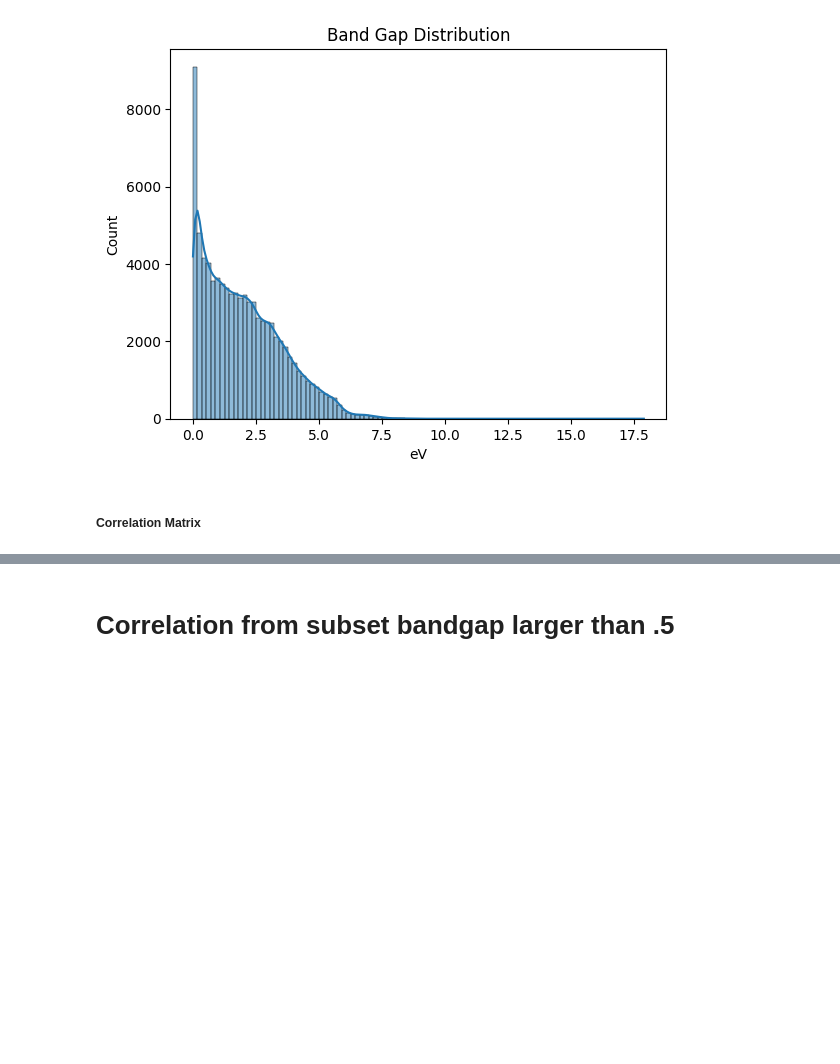
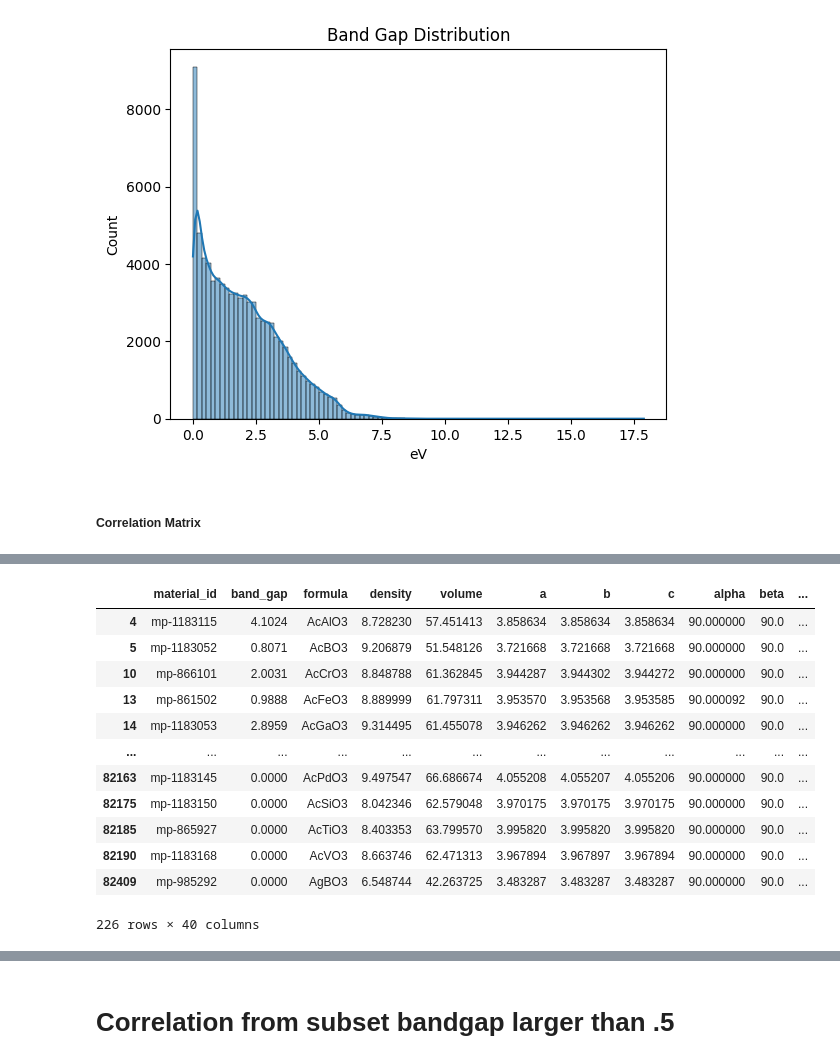
Before and after one commit to immischein/ML-bandgap, a Jupyter notebook: Bandgaps_ML_Model.ipynb, the cells around one changed output, grey strips where cells are left out. Saved outputs shown, nothing was run; the diff lists cells and outputs as text; code cells hidden in the pictures; blank space fills up the shorter version.

```diff
--- a/Bandgaps_ML_Model.ipynb
+++ b/Bandgaps_ML_Model.ipynb
@@ -395,0 +676,4 @@ len(df)
+# %%
+df_221 = df[df["spacegroup_number "] == 221]
+# %%
+df_221_5_atoms = df_221[df_221["n_atoms"] == 5]
@@ -395,0 +684,16 @@ len(df)
+# %%
+df_221_5_atoms
+# %% [output]
+|  | material_id | band_gap | formula | density | volume | a | b | c | alpha | beta | ... |
+| 4 | mp-1183115 | 4.1024 | AcAlO3 | 8.728230 | 57.451413 | 3.858634 | 3.858634 | 3.858634 | 90.000000 | 90.0 | ... |
+| 5 | mp-1183052 | 0.8071 | AcBO3 | 9.206879 | 51.548126 | 3.721668 | 3.721668 | 3.721668 | 90.000000 | 90.0 | ... |
+| 10 | mp-866101 | 2.0031 | AcCrO3 | 8.848788 | 61.362845 | 3.944287 | 3.944302 | 3.944272 | 90.000000 | 90.0 | ... |
+| 13 | mp-861502 | 0.9888 | AcFeO3 | 8.889999 | 61.797311 | 3.953570 | 3.953568 | 3.953585 | 90.000092 | 90.0 | ... |
+| 14 | mp-1183053 | 2.8959 | AcGaO3 | 9.314495 | 61.455078 | 3.946262 | 3.946262 | 3.946262 | 90.000000 | 90.0 | ... |
+| ... | ... | ... | ... | ... | ... | ... | ... | ... | ... | ... | ... |
+| 82163 | mp-1183145 | 0.0000 | AcPdO3 | 9.497547 | 66.686674 | 4.055208 | 4.055207 | 4.055206 | 90.000000 | 90.0 | ... |
+| 82175 | mp-1183150 | 0.0000 | AcSiO3 | 8.042346 | 62.579048 | 3.970175 | 3.970175 | 3.970175 | 90.000000 | 90.0 | ... |
+| 82185 | mp-865927 | 0.0000 | AcTiO3 | 8.403353 | 63.799570 | 3.995820 | 3.995820 | 3.995820 | 90.000000 | 90.0 | ... |
+| 82190 | mp-1183168 | 0.0000 | AcVO3 | 8.663746 | 62.471313 | 3.967894 | 3.967897 | 3.967894 | 90.000000 | 90.0 | ... |
+| 82409 | mp-985292 | 0.0000 | AgBO3 | 6.548744 | 42.263725 | 3.483287 | 3.483287 | 3.483287 | 90.000000 | 90.0 | ... |
+226 rows × 40 columns
```
Also changed, not shown: parts of 26 cells of this notebook.
